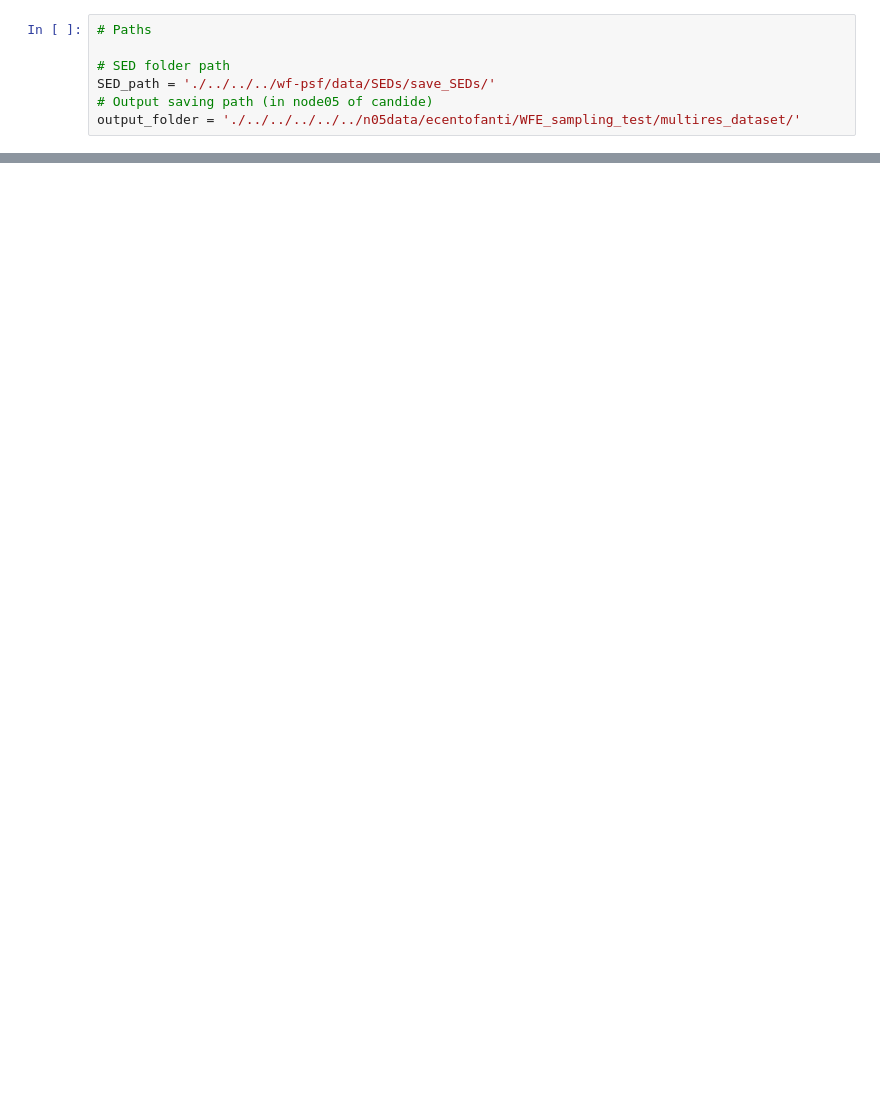
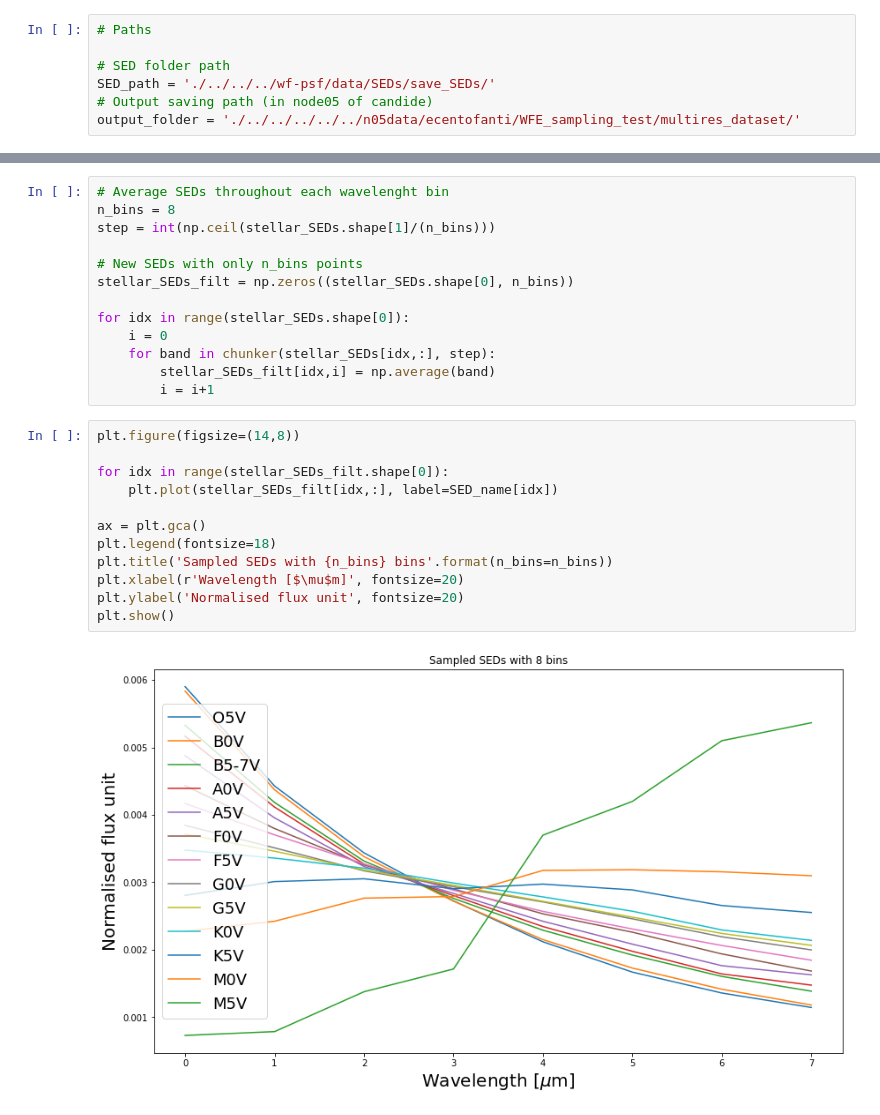
Before and after one commit to tobias-liaudat/wf-SEDs, a Jupyter notebook: WFE_sampling_test/notebooks/explore_SEDs.ipynb, the cells around one changed output, grey strips where cells are left out. Cells and saved outputs as stored; diff of their text form; blank space fills up the shorter version.

```diff
--- a/WFE_sampling_test/notebooks/explore_SEDs.ipynb
+++ b/WFE_sampling_test/notebooks/explore_SEDs.ipynb
@@ -19,0 +57,27 @@ for idx in range(stellar_SEDs.shape[0]):
+# %%
+# Average SEDs throughout each wavelenght bin
+n_bins = 8
+step = int(np.ceil(stellar_SEDs.shape[1]/(n_bins)))
+
+# New SEDs with only n_bins points
+stellar_SEDs_filt = np.zeros((stellar_SEDs.shape[0], n_bins))
+
+for idx in range(stellar_SEDs.shape[0]):
+    i = 0
+    for band in chunker(stellar_SEDs[idx,:], step):
+        stellar_SEDs_filt[idx,i] = np.average(band)
+        i = i+1
+# %%
+plt.figure(figsize=(14,8))
+
+for idx in range(stellar_SEDs_filt.shape[0]):
+    plt.plot(stellar_SEDs_filt[idx,:], label=SED_name[idx])
+
+ax = plt.gca()
+plt.legend(fontsize=18)
+plt.title('Sampled SEDs with {n_bins} bins'.format(n_bins=n_bins))
+plt.xlabel(r'Wavelength [$\mu$m]', fontsize=20)
+plt.ylabel('Normalised flux unit', fontsize=20)
+plt.show()
+# %% [output]
+[figure, added]
```
Also changed, not shown: parts of 7 cells of this notebook.
